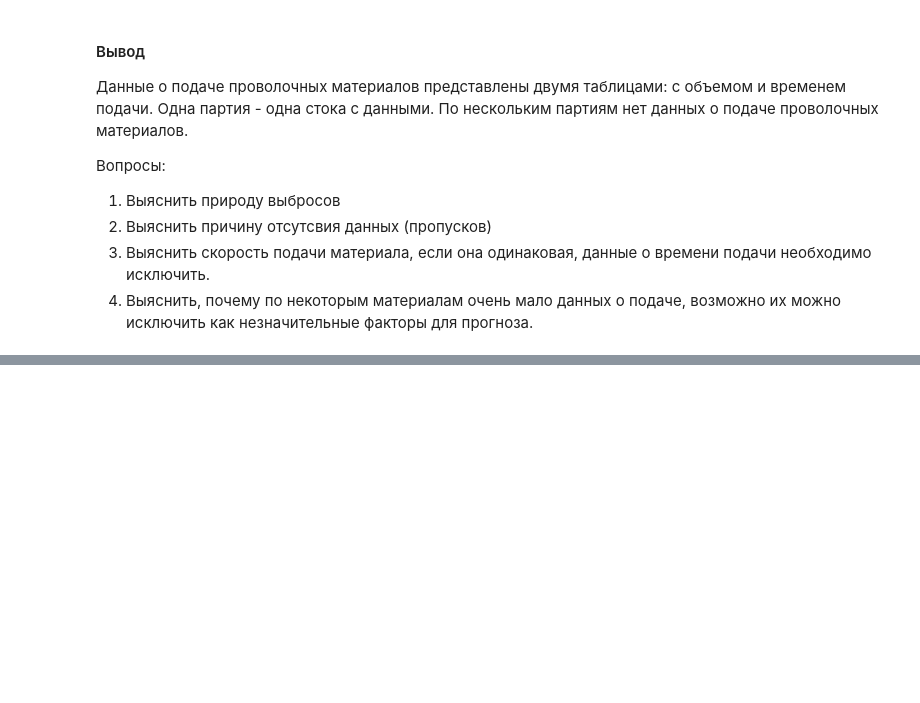
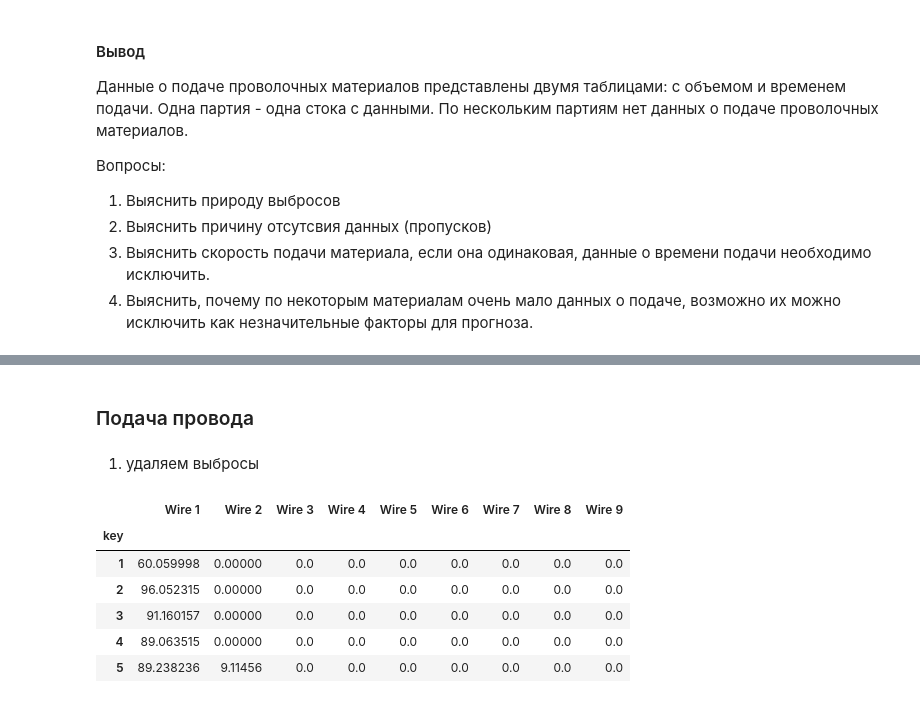
Before and after one commit to ivtroitskiy/datascience_bootcamp, a Jupyter notebook: fiinal_project.ipynb, the cells around one changed output, grey strips where cells are left out. Drawn from its saved outputs; the diff is of its cells as text; code cells hidden in the pictures; blank space fills up the shorter version.

```diff
--- a/fiinal_project.ipynb
+++ b/fiinal_project.ipynb
@@ -503,0 +679,16 @@ DUPLICATES: 0
+# %% [markdown]
+### Подача провода
+# %% [markdown]
+1. удаляем выбросы
+# %%
+wire = data_wire.fillna(0)
+wire = wire.set_index('key', drop=True)
+wire.head()
+# %% [output]
+|  | Wire 1 | Wire 2 | Wire 3 | Wire 4 | Wire 5 | Wire 6 | Wire 7 | Wire 8 | Wire 9 |
+| key |  |  |  |  |  |  |  |  |  |
+| 1 | 60.059998 | 0.00000 | 0.0 | 0.0 | 0.0 | 0.0 | 0.0 | 0.0 | 0.0 |
+| 2 | 96.052315 | 0.00000 | 0.0 | 0.0 | 0.0 | 0.0 | 0.0 | 0.0 | 0.0 |
+| 3 | 91.160157 | 0.00000 | 0.0 | 0.0 | 0.0 | 0.0 | 0.0 | 0.0 | 0.0 |
+| 4 | 89.063515 | 0.00000 | 0.0 | 0.0 | 0.0 | 0.0 | 0.0 | 0.0 | 0.0 |
+| 5 | 89.238236 | 9.11456 | 0.0 | 0.0 | 0.0 | 0.0 | 0.0 | 0.0 | 0.0 |
```
Also changed, not shown: parts of 25 cells of this notebook.
